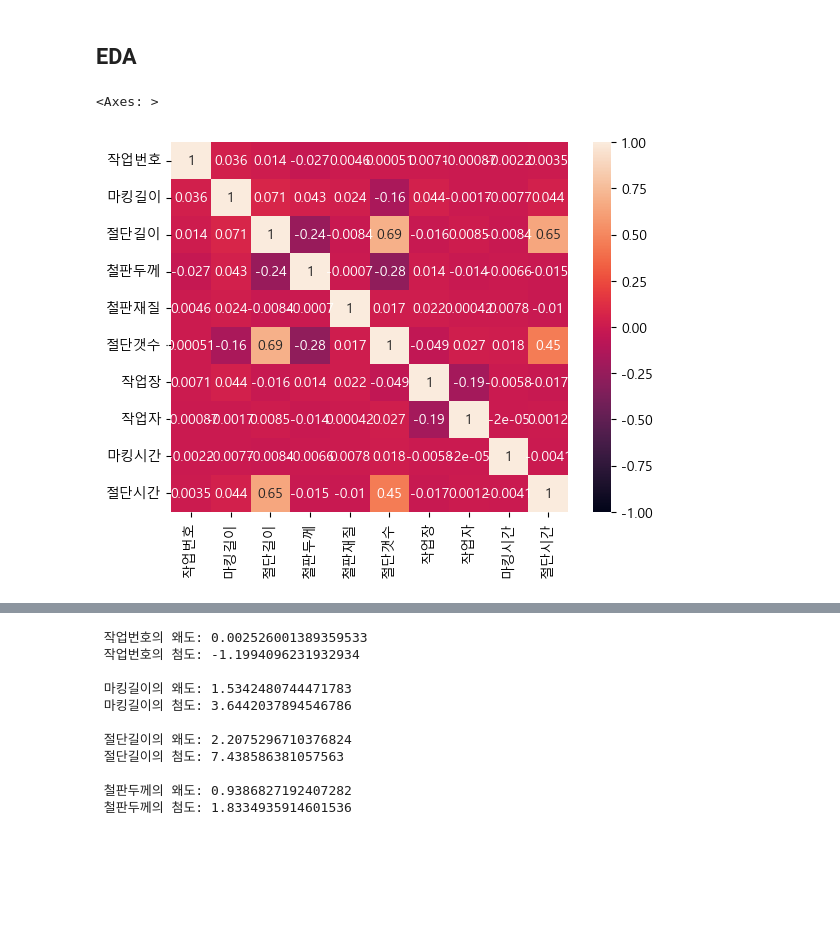
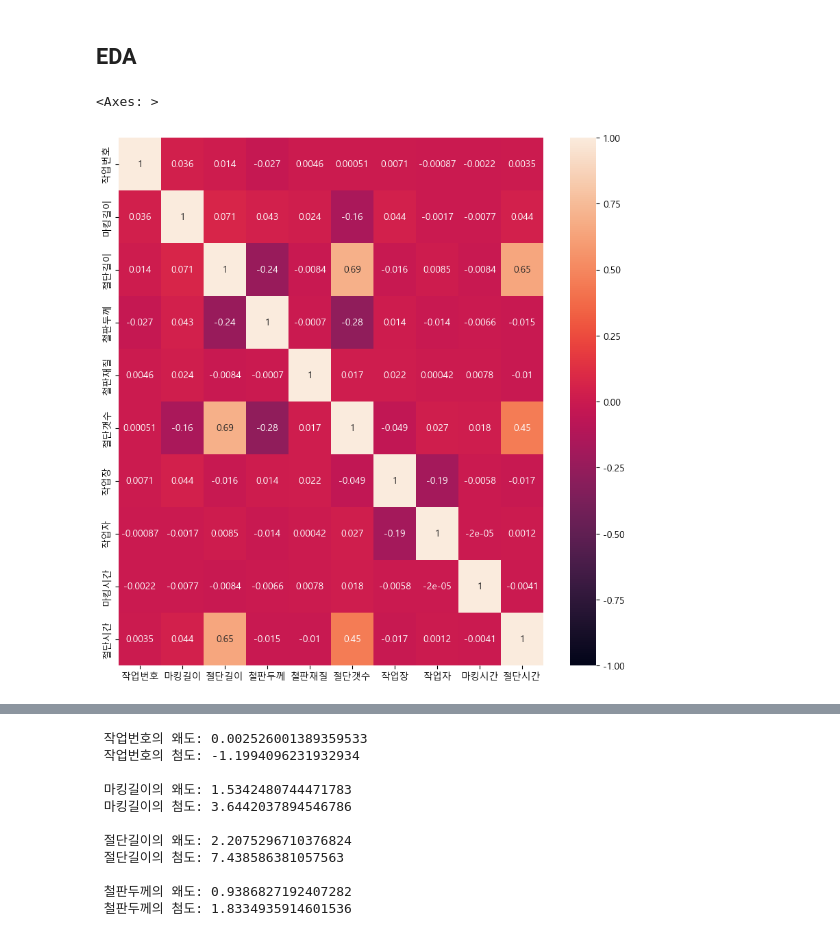
Before and after one commit to dlwls22/Hyundai_DT, a Jupyter notebook: CNC.ipynb, the cells around one changed output, grey strips where cells are left out. Saved outputs shown, nothing was run; the diff lists cells and outputs as text; code cells hidden in the pictures; blank space fills up the shorter version.

```diff
--- a/CNC.ipynb
+++ b/CNC.ipynb
@@ -184,8 +192,9 @@ plt.show()
 # %% [markdown]
 ## EDA
 # %%
+plt.figure(figsize = (10, 10))
 sns.heatmap(train.corr(), vmax = 1, vmin = -1, annot = True)
 # %% [output]
 <Axes: >
-[figure, old version]
+[figure, new version]
 # %%
```
Also changed, not shown: parts of 33 cells of this notebook.
